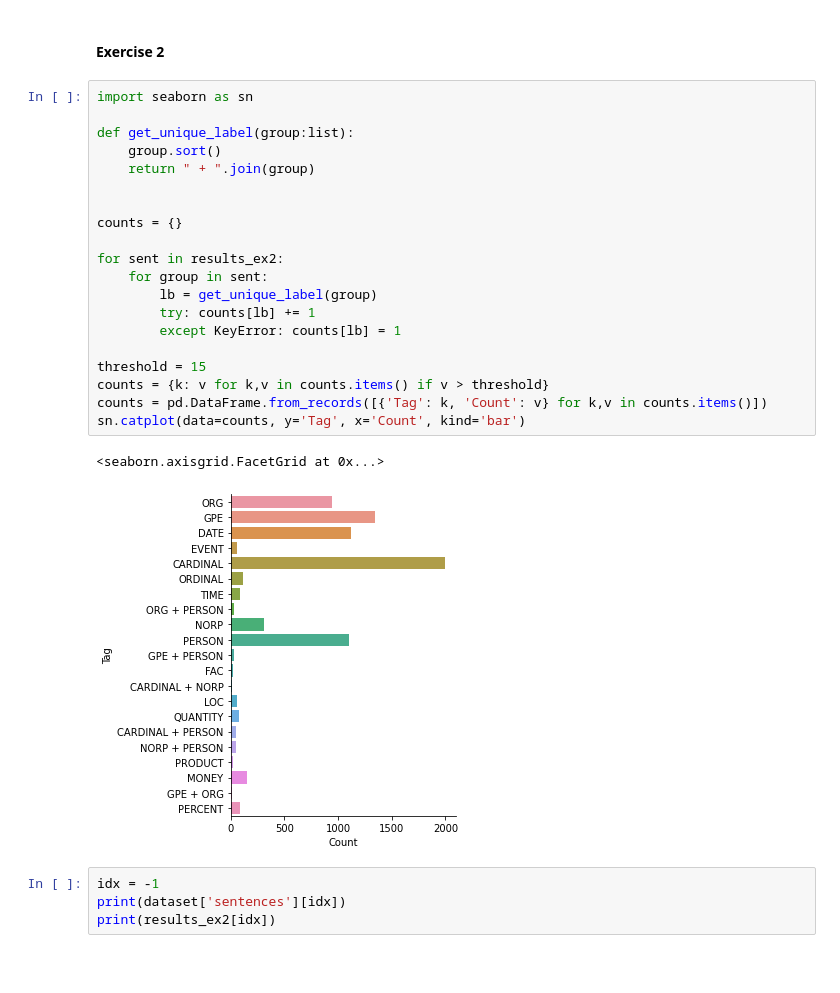
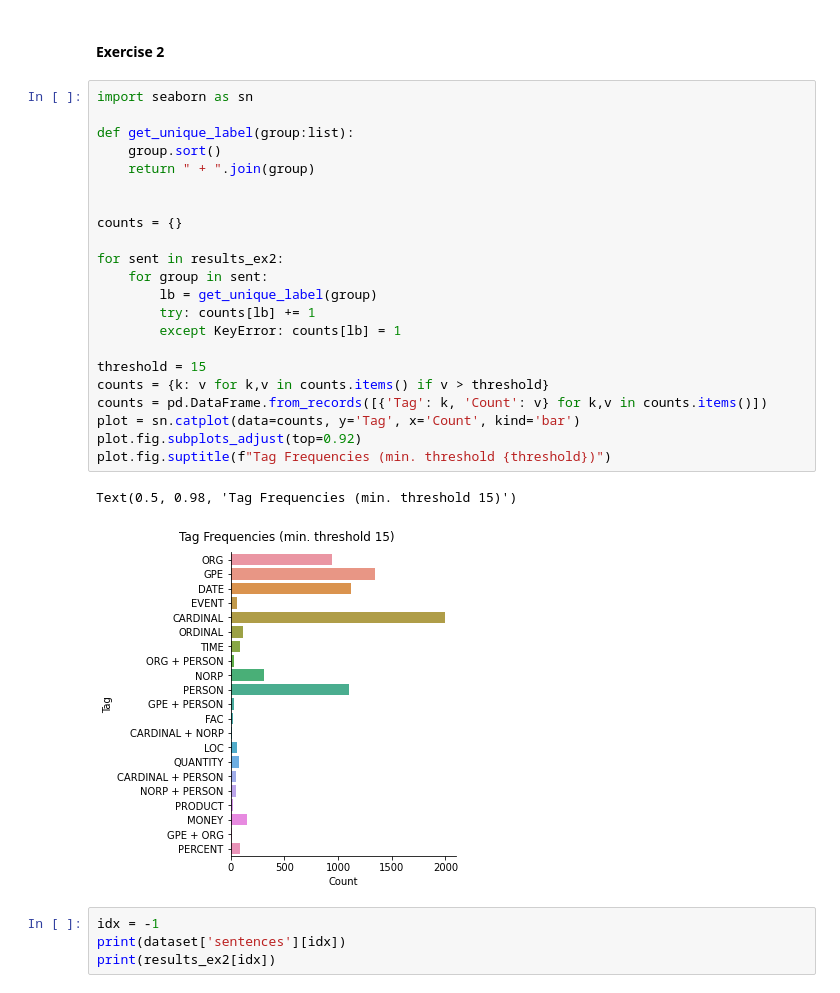
Before and after one commit to adefgreen98/NLU2021-Assignment2, a Jupyter notebook: code/Assignment2.ipynb, the cells around one changed output. Cells and saved outputs as stored; diff of their text form; blank space fills up the shorter version.

```diff
--- a/code/Assignment2.ipynb
+++ b/code/Assignment2.ipynb
@@ -381,26 +381,28 @@ pd_tbl.round(decimals=3)
 # %%
 import seaborn as sn
 
 def get_unique_label(group:list):
     group.sort()
     return " + ".join(group)
 
 
 counts = {}
 
 for sent in results_ex2:
     for group in sent:
         lb = get_unique_label(group)
         try: counts[lb] += 1
         except KeyError: counts[lb] = 1
 
 threshold = 15
 counts = {k: v for k,v in counts.items() if v > threshold}
 counts = pd.DataFrame.from_records([{'Tag': k, 'Count': v} for k,v in counts.items()])
-sn.catplot(data=counts, y='Tag', x='Count', kind='bar')
+plot = sn.catplot(data=counts, y='Tag', x='Count', kind='bar')
+plot.fig.subplots_adjust(top=0.92)
+plot.fig.suptitle(f"Tag Frequencies (min. threshold {threshold})")
 # %% [output]
-<seaborn.axisgrid.FacetGrid at 0x...>
+Text(0.5, 0.98, 'Tag Frequencies (min. threshold 15)')
-[figure, old version]
+[figure, new version]
 # %%
 idx = -1
 print(dataset['sentences'][idx])
```
Also changed, not shown: parts of 5 cells of this notebook.
